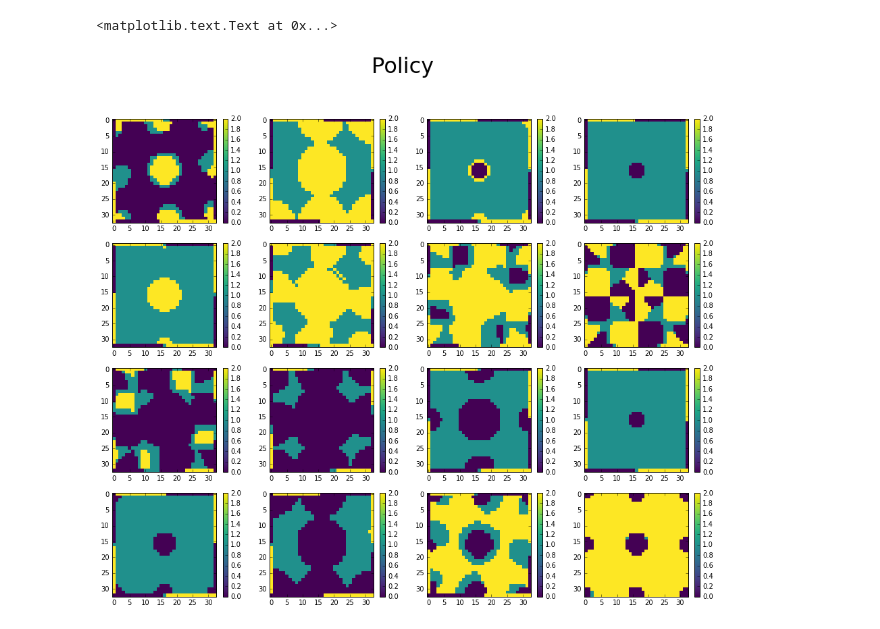
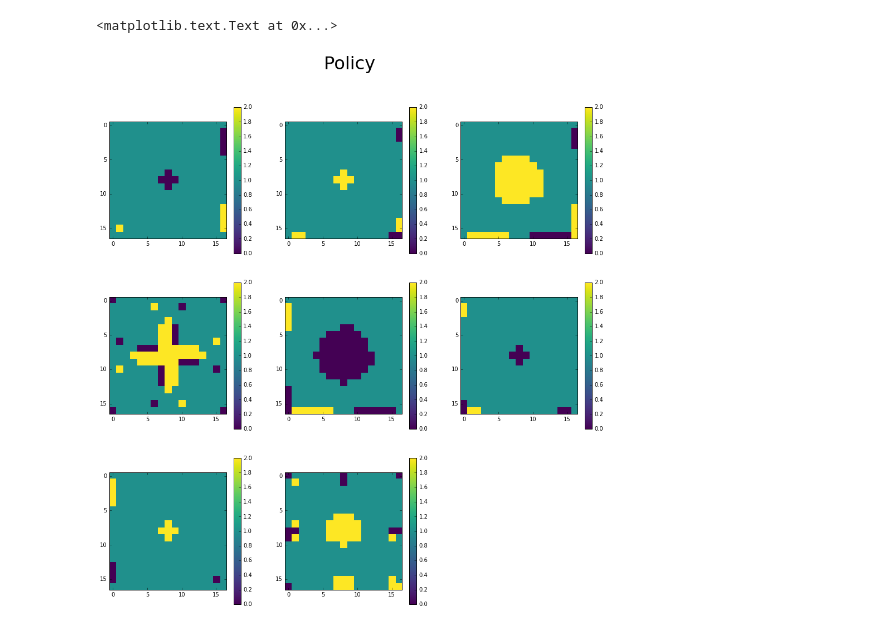
Before and after one commit to order/lcp-research, a Jupyter notebook: planes_refine.py.ipynb, the cells around one changed output. Cells and saved outputs as stored; diff of their text form; code cells hidden in the pictures.

```diff
--- a/planes_refine.py.ipynb
+++ b/planes_refine.py.ipynb
@@ -35,6 +35,7 @@ def plot_cube(cube, title="", cmap="jet", savefile=None, log=False):
         plt.savefig(save)
 # %%
 unarch = Unarchiver('/home/epz/scratch/plane_refine.data')
-NXY = 32+1
-NT = 16+1
+NXY = 16+1
+NT = 8+1
 A = 3+1
+I = 8
@@ -43,0 +42,3 @@ P = np.reshape(p,(NXY*NXY*NT,A), order='F')  # Fortran order to convert stack ve
+# %%
+primals = unarch.primals
+print primals.shape
@@ -50,9 +57,12 @@ plt.suptitle('Value', fontsize=32)
 # %%
-plot_cube(np.reshape(np.argmax(P[:,1:],axis=1), (NXY,NXY,NT)), cmap='viridis')
+flows = primals[:-1, 1:, 0]
+pi = np.reshape(np.argmax(flows,axis=1), (NXY,NXY,NT))
+
+plot_cube(pi, cmap='viridis')
 plt.suptitle('Policy', fontsize=32)
 # %% [output]
 <matplotlib.text.Text at 0x...>
-[figure, old version]
+[figure, new version]
 # %%
 plt.suptitle('Advantage', fontsize=32)
 sorted_P = np.sort(P[:,1:])
```
Also changed, not shown: parts of 13 cells of this notebook, 4 other files.
